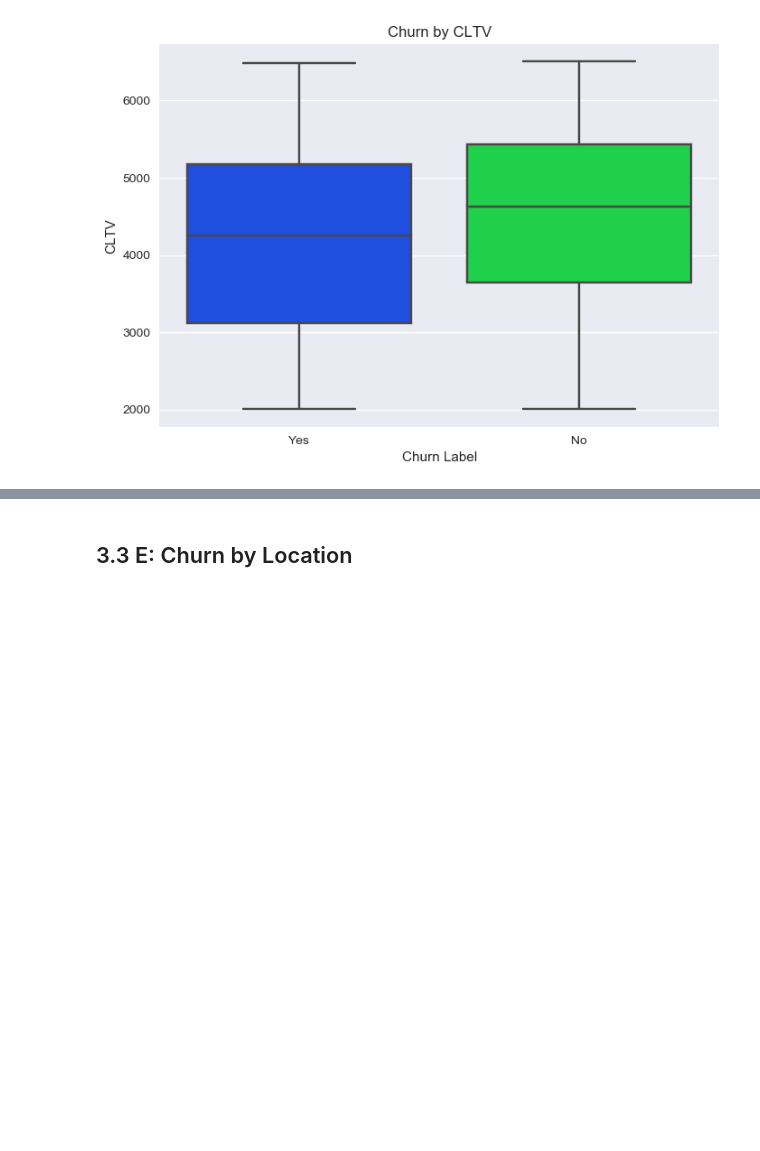
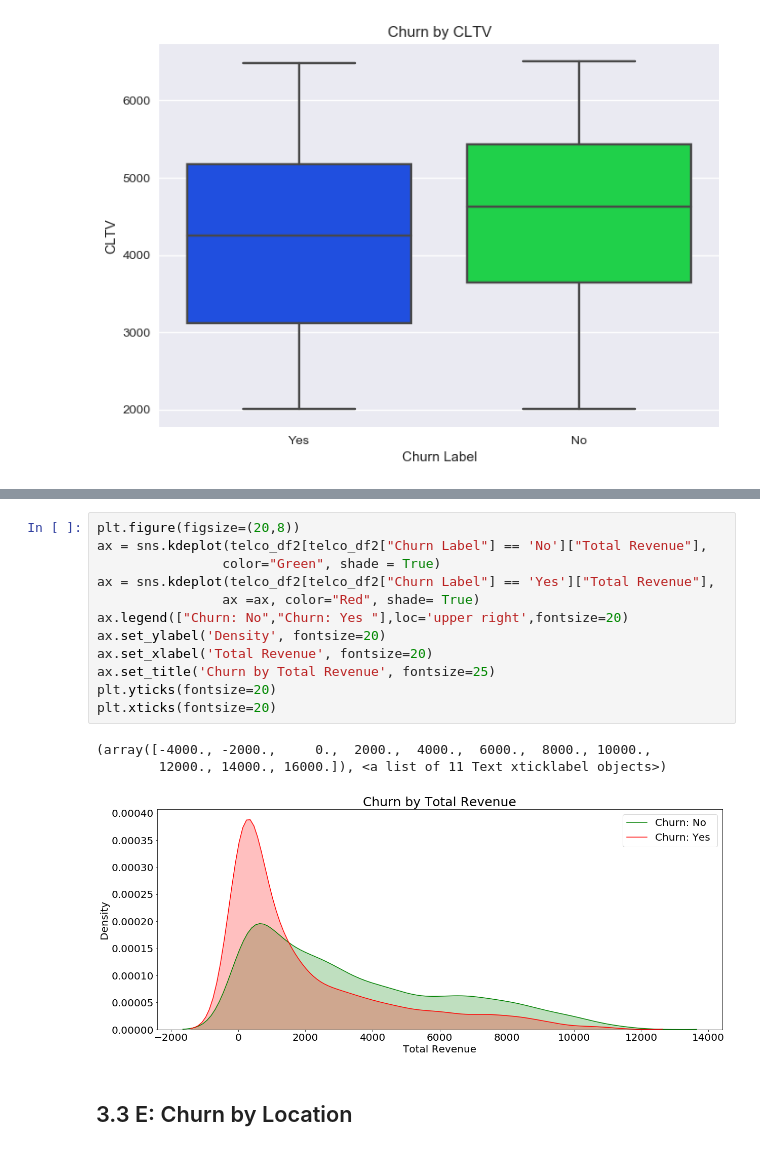
Before and after one commit to minhajforhad/Customer-Churn-Prediction-in-Telecommunication-Service-Industry, a Jupyter notebook: Telco_Churn_Prediction_Multi_Files_v2.ipynb, the cells around one changed output, grey strips where cells are left out. Cells and saved outputs as stored; diff of their text form; blank space fills up the shorter version.

```diff
--- a/Telco_Churn_Prediction_Multi_Files_v2.ipynb
+++ b/Telco_Churn_Prediction_Multi_Files_v2.ipynb
@@ -1432,3 +1456,19 @@ plt.xticks(fontsize=20)
+# %%
+plt.figure(figsize=(20,8))
+ax = sns.kdeplot(telco_df2[telco_df2["Churn Label"] == 'No']["Total Revenue"],
+                color="Green", shade = True)
+ax = sns.kdeplot(telco_df2[telco_df2["Churn Label"] == 'Yes']["Total Revenue"],
+                ax =ax, color="Red", shade= True)
+ax.legend(["Churn: No","Churn: Yes "],loc='upper right',fontsize=20)
+ax.set_ylabel('Density', fontsize=20)
+ax.set_xlabel('Total Revenue', fontsize=20)
+ax.set_title('Churn by Total Revenue', fontsize=25)
+plt.yticks(fontsize=20)
+plt.xticks(fontsize=20)
+# %% [output]
+(array([-4000., -2000.,     0.,  2000.,  4000.,  6000.,  8000., 10000.,
+        12000., 14000., 16000.]), <a list of 11 Text xticklabel objects>)
+[figure, added]
 # %% [markdown]
 ## 3.3 E: Churn by Location
 # %%
```
Also changed, not shown: parts of 11 cells of this notebook.
